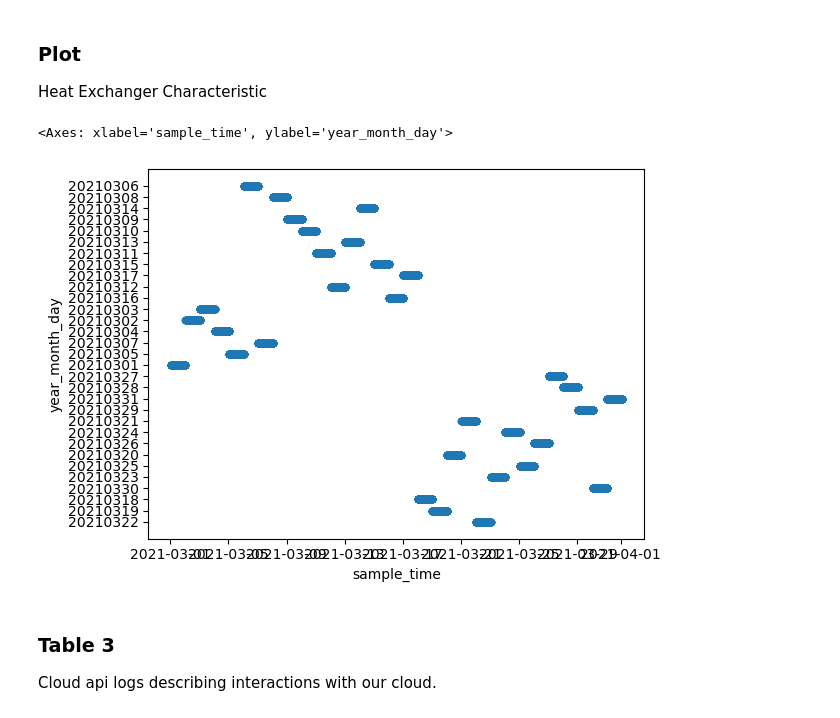
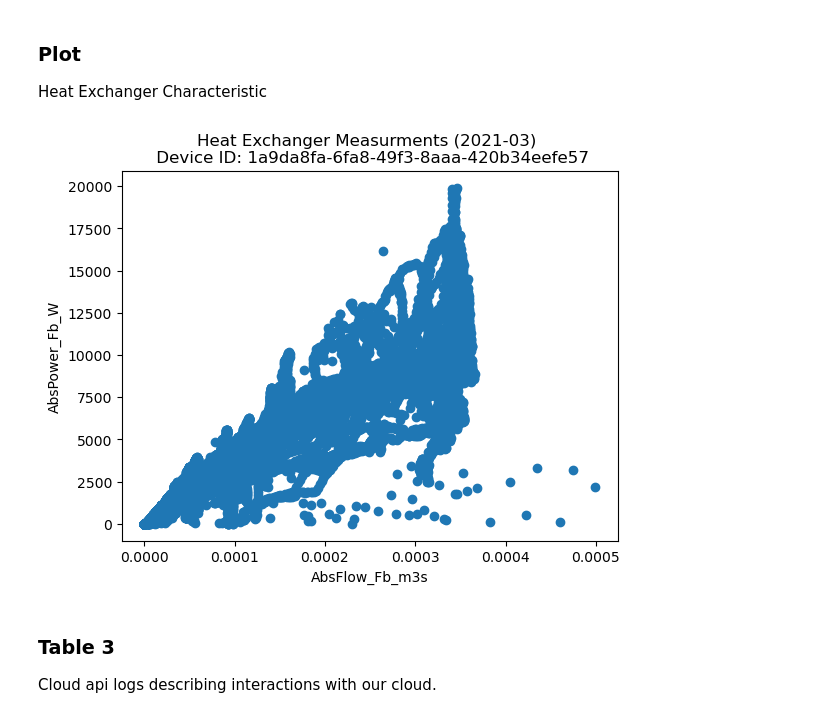
Before and after one commit to MikiVanousek/start2025, a Jupyter notebook: work/docker-demo.ipynb, the cells around one changed output. Drawn from its saved outputs; the diff is of its cells as text; code cells hidden in the pictures.

```diff
--- a/work/docker-demo.ipynb
+++ b/work/docker-demo.ipynb
@@ -74,14 +77,20 @@ Heat Exchanger Characteristic
 # %%
 from pyspark.sql.functions import col
 import matplotlib.pyplot as plt
 
 device_id = "1a9da8fa-6fa8-49f3-8aaa-420b34eefe57"
-df_data = spark.read.format("deltaSharing").load("config.share#start_hack_2025.start_hack_2025.ev3_device_data").filter((col("device_id") == device_id) & (col("year_month") == "202103")).toPandas()
+year_month = "202103"
+x = "AbsFlow_Fb_m3s"
+y = "AbsPower_Fb_W"
+df_data = spark.read.format("deltaSharing").load(f"{config}#start_hack_2025.start_hack_2025.ev3_device_data").filter((col("device_id") == device_id) & (col("year_month") == year_month)).toPandas()
+year_month = year_month[:4] + '-' + year_month[4:]
+plt.scatter(df_data[x], df_data[y])
+plt.xlabel(x)
+plt.ylabel(y)
+plt.title(f"Heat Exchanger Measurments ({year_month}) \n Device ID: {device_id}")
+plt.show()
+# %% [output]
+[figure, added]
-# %%
-df_data.plot(kind='scatter', x='sample_time', y='year_month_day')
-# %% [output]
-<Axes: xlabel='sample_time', ylabel='year_month_day'>
-[figure, removed]
 # %% [markdown]
 ### Table 3
 Cloud api logs describing interactions with our cloud.
```
Also changed, not shown: parts of 41 cells of this notebook.
